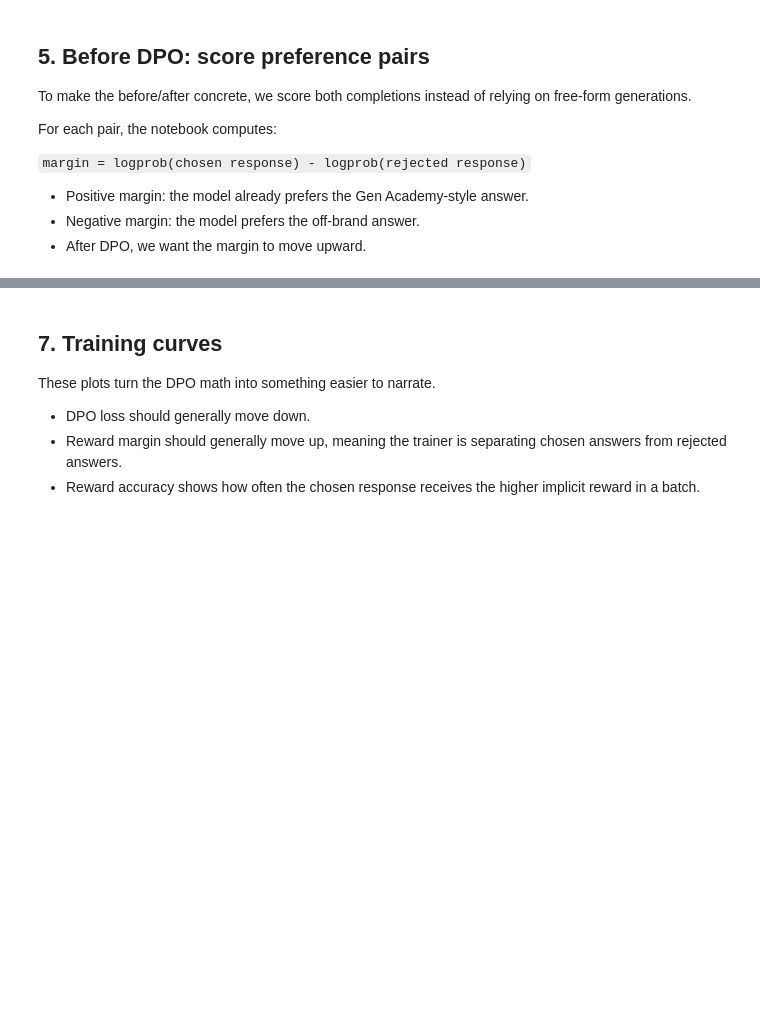
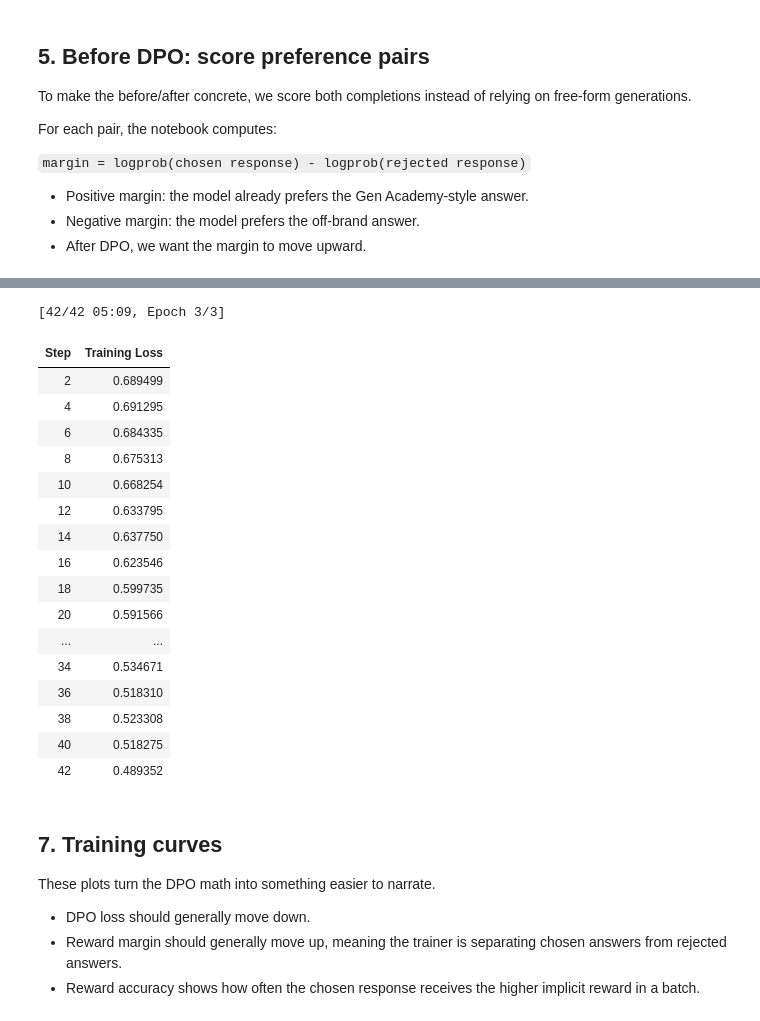
Before and after one commit to vidhyathegenacademy/mastering-agentic-ai-bootcamp-week-5, a Jupyter notebook: notebooks/brand_voice_huggingface_dpo_demo.ipynb, the cells around one changed output, grey strips where cells are left out. Saved outputs shown, nothing was run; the diff lists cells and outputs as text; code cells hidden in the pictures; blank space fills up the shorter version.

```diff
--- a/notebooks/brand_voice_huggingface_dpo_demo.ipynb
+++ b/notebooks/brand_voice_huggingface_dpo_demo.ipynb
@@ -275,5 +317,5 @@ The cell trains only if `OUTPUT_DIR` does not exist. That keeps repeated noteboo
 # %%
-# If the adapter already exists, skip retraining and reuse it for the before/after comparison.
+# If the adapter already exists, skip retraining and reuse it for the visual before/after.
 RUN_HF_DPO_TRAINING = not Path(OUTPUT_DIR).exists()
 
 if RUN_HF_DPO_TRAINING:
@@ -290,39 +332,56 @@ if RUN_HF_DPO_TRAINING:
         beta=dpo_settings["beta"],
         learning_rate=dpo_settings["learning_rate"],
         num_train_epochs=dpo_settings["num_train_epochs"],
         per_device_train_batch_size=dpo_settings["per_device_train_batch_size"],
         gradient_accumulation_steps=dpo_settings["gradient_accumulation_steps"],
         max_length=dpo_settings["max_length"],
-        logging_steps=5,
+        logging_steps=2,
         save_strategy="epoch",
-        report_to=[],
-        fp16=(DEVICE == "cuda"),
-        model_init_kwargs={"torch_dtype": MODEL_DTYPE},
+        model_init_kwargs={"torch_dtype": torch.float32},
     )
 
-    # LoRA keeps the project lightweight by training adapter weights instead of the full LLM.
+    # LoRA keeps the demo lightweight by training adapter weights instead of the full LLM.
     peft_config = LoraConfig(
         r=dpo_settings["lora_r"],
         lora_alpha=dpo_settings["lora_alpha"],
         lora_dropout=dpo_settings["lora_dropout"],
         target_modules="all-linear",
         task_type="CAUSAL_LM",
     )
 
     # DPOTrainer consumes prompt/chosen/rejected rows. It does not consume preference_reason.
     trainer = DPOTrainer(
         model=BASE_MODEL,
         args=training_args,
         train_dataset=train_dataset,
         eval_dataset=eval_dataset,
         peft_config=peft_config,
     )
     trainer.train()
     trainer.save_model(OUTPUT_DIR)
     del trainer
     clear_memory()
 else:
-    print(f"Adapter already exists at {OUTPUT_DIR}. Delete that folder or change HF_DPO_OUTPUT_DIR to retrain from scratch.")
+    print(f"Adapter already exists at {OUTPUT_DIR}. Delete that folder to retrain from scratch.")
+# %% [output]
+[42/42 05:09, Epoch 3/3]
+| Step | Training Loss |
+| 2 | 0.689499 |
+| 4 | 0.691295 |
+| 6 | 0.684335 |
+| 8 | 0.675313 |
+| 10 | 0.668254 |
+| 12 | 0.633795 |
+| 14 | 0.637750 |
+| 16 | 0.623546 |
+| 18 | 0.599735 |
+| 20 | 0.591566 |
+| ... | ... |
+| 34 | 0.534671 |
+| 36 | 0.518310 |
+| 38 | 0.523308 |
+| 40 | 0.518275 |
+| 42 | 0.489352 |
 # %% [markdown]
 ## 7. Training curves
 
```
Also changed, not shown: parts of 14 cells of this notebook, 6 other files.
